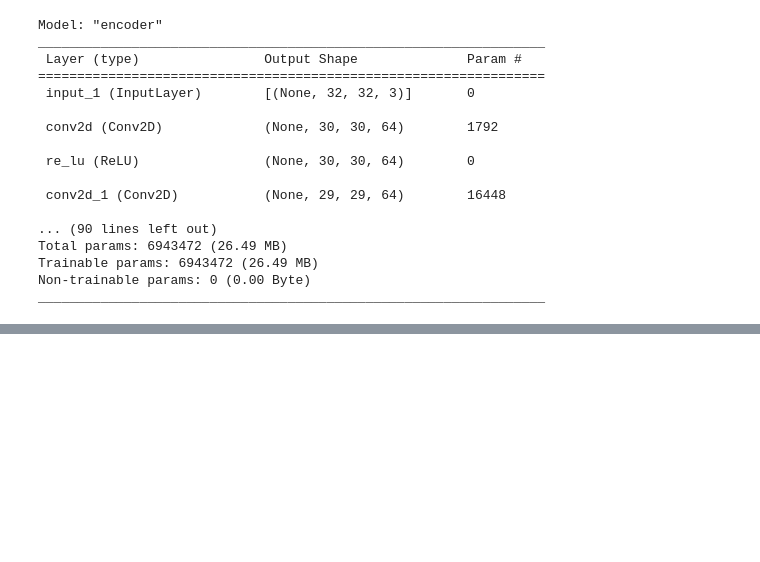
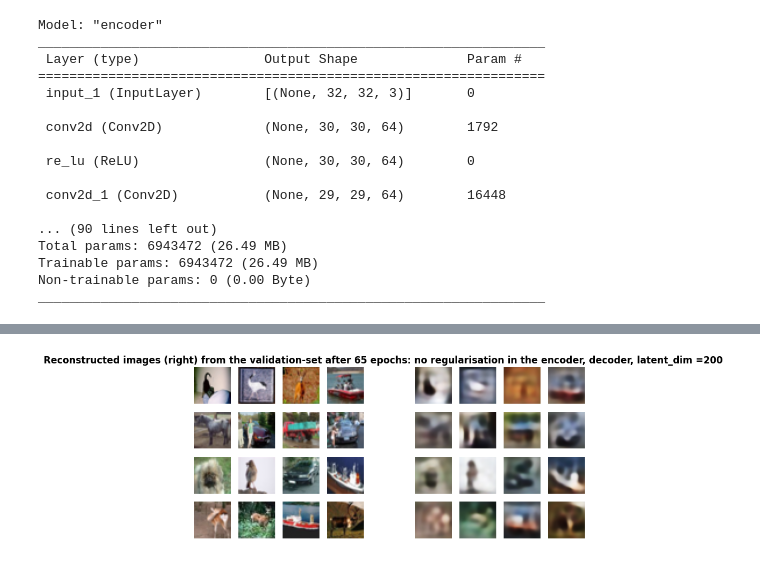
Before and after one commit to AtSourav/L2-vs-L1-vs-CB-loss-in-deep-CNN-based-AE-on-cifar10, a Jupyter notebook: AE_cifar10_mse_HeNormal_L.ipynb, the cells around one changed output, grey strips where cells are left out. Saved outputs shown, nothing was run; the diff lists cells and outputs as text; code cells hidden in the pictures; blank space fills up the shorter version.

```diff
--- a/AE_cifar10_mse_HeNormal_L.ipynb
+++ b/AE_cifar10_mse_HeNormal_L.ipynb
@@ -345,0 +366,4 @@ Epoch 2/10
+# %%
+plot_reconstruction(img_valid,'validation',123,65)
+# %% [output]
+[figure, added]
```
Also changed, not shown: parts of 10 cells of this notebook.
